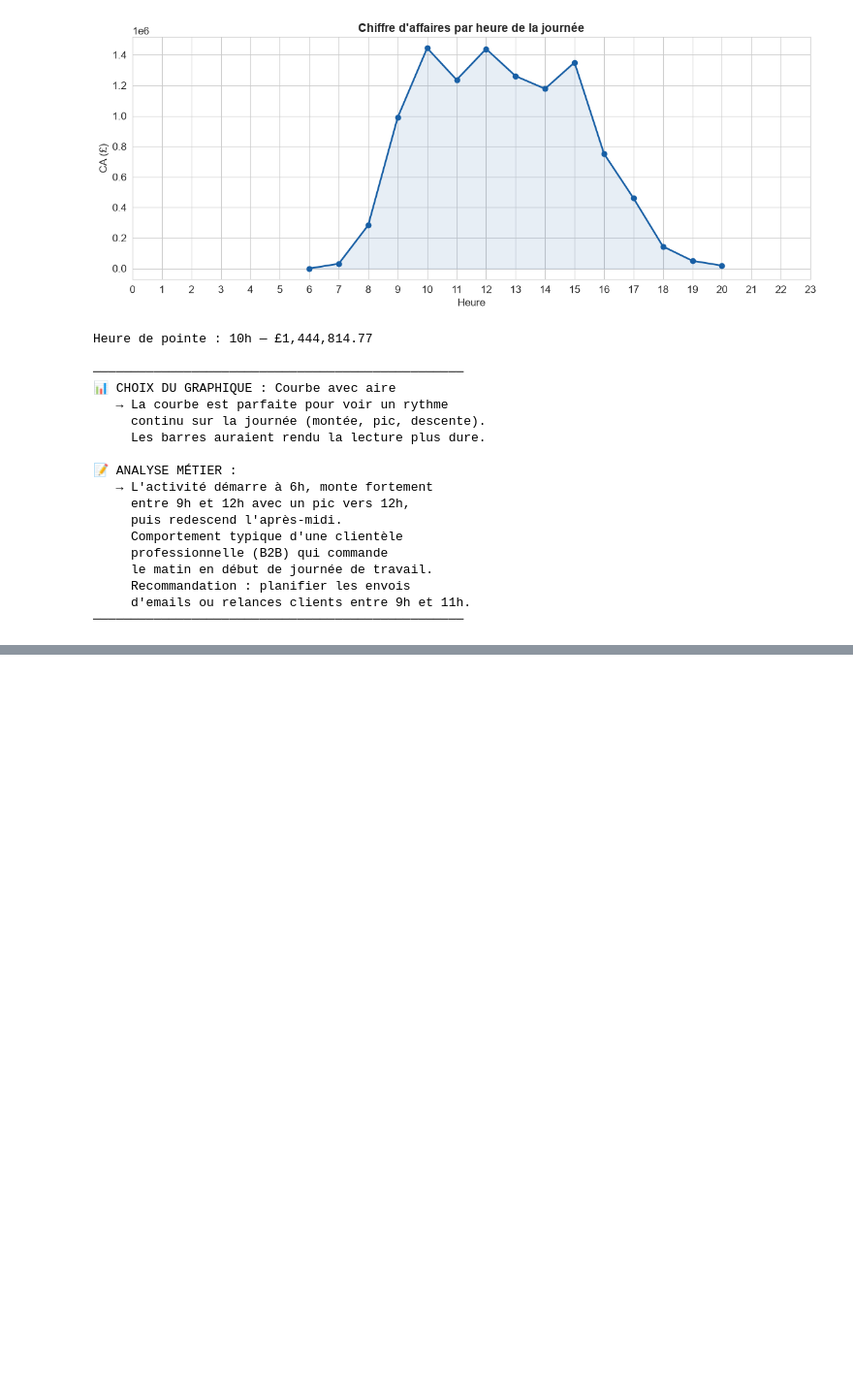
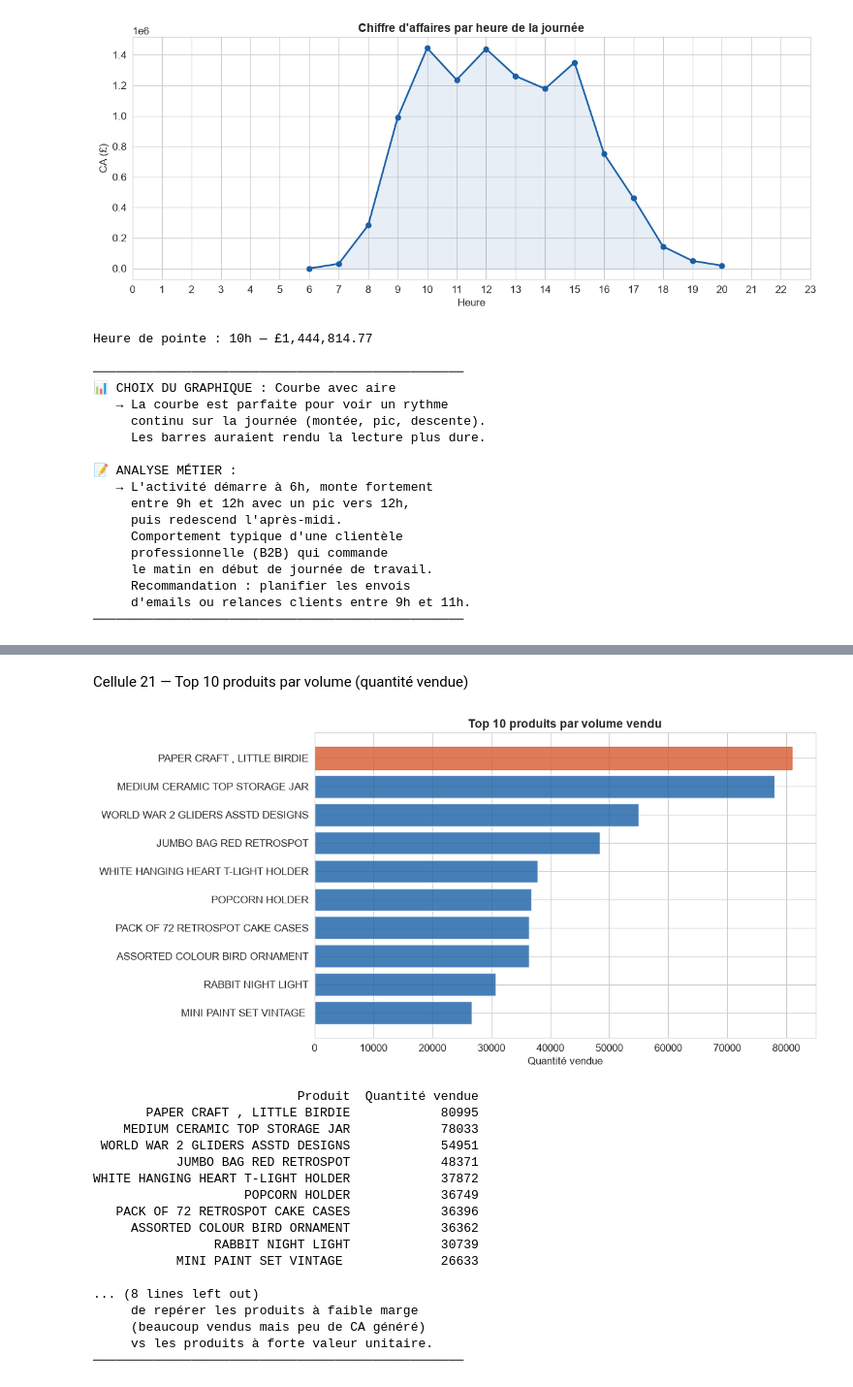
Before and after one commit to Fatima-Zahra37/Projet-vente-en-ligne_kaggle, a Jupyter notebook: notebooks/analyse.ipynb, the cells around one changed output, grey strips where cells are left out. Shown at 97% size. Cells and saved outputs as stored; diff of their text form; code cells hidden in the pictures; blank space fills up the shorter version.

```diff
--- a/notebooks/analyse.ipynb
+++ b/notebooks/analyse.ipynb
@@ -508,0 +565,54 @@ Heure de pointe : 10h — £1,444,814.77
+# %% [markdown]
+Cellule 21 — Top 10 produits par volume (quantité vendue)
+# %%
+top_volume = (df.groupby("Description")["Quantity"]
+              .sum()
+              .sort_values(ascending=False)
+              .head(10)
+              .reset_index())
+
+top_volume.columns = ["Produit", "Quantité vendue"]
+
+plt.figure(figsize=(12, 6))
+bars = plt.barh(top_volume["Produit"][::-1], top_volume["Quantité vendue"][::-1], color="#185FA5", alpha=0.8)
+bars[-1].set_color("#D85A30")
+plt.title("Top 10 produits par volume vendu", fontsize=14, fontweight="bold")
+plt.xlabel("Quantité vendue")
+plt.tight_layout()
+plt.show()
+
+print(top_volume.to_string(index=False))
+
+print("""
+─────────────────────────────────────────────────
+📊 CHOIX DU GRAPHIQUE : Barres horizontales
+   → Même logique que le graphique précédent.
+
+📝 ANALYSE MÉTIER :
+   → À noter : un produit très vendu en volume
+     n'est pas forcément le plus rentable.
+     Comparer ce graphique avec le top CA permet
+     de repérer les produits à faible marge
+     (beaucoup vendus mais peu de CA généré)
+     vs les produits à forte valeur unitaire.
+─────────────────────────────────────────────────
+""")
+# %% [output]
+[figure, added]
+                           Produit  Quantité vendue
+       PAPER CRAFT , LITTLE BIRDIE            80995
+    MEDIUM CERAMIC TOP STORAGE JAR            78033
+ WORLD WAR 2 GLIDERS ASSTD DESIGNS            54951
+           JUMBO BAG RED RETROSPOT            48371
+WHITE HANGING HEART T-LIGHT HOLDER            37872
+                    POPCORN HOLDER            36749
+   PACK OF 72 RETROSPOT CAKE CASES            36396
+     ASSORTED COLOUR BIRD ORNAMENT            36362
+                RABBIT NIGHT LIGHT            30739
+           MINI PAINT SET VINTAGE             26633
+
+... (8 lines left out)
+     de repérer les produits à faible marge
+     (beaucoup vendus mais peu de CA généré)
+     vs les produits à forte valeur unitaire.
+─────────────────────────────────────────────────
```
Also changed, not shown: parts of 10 cells of this notebook.
